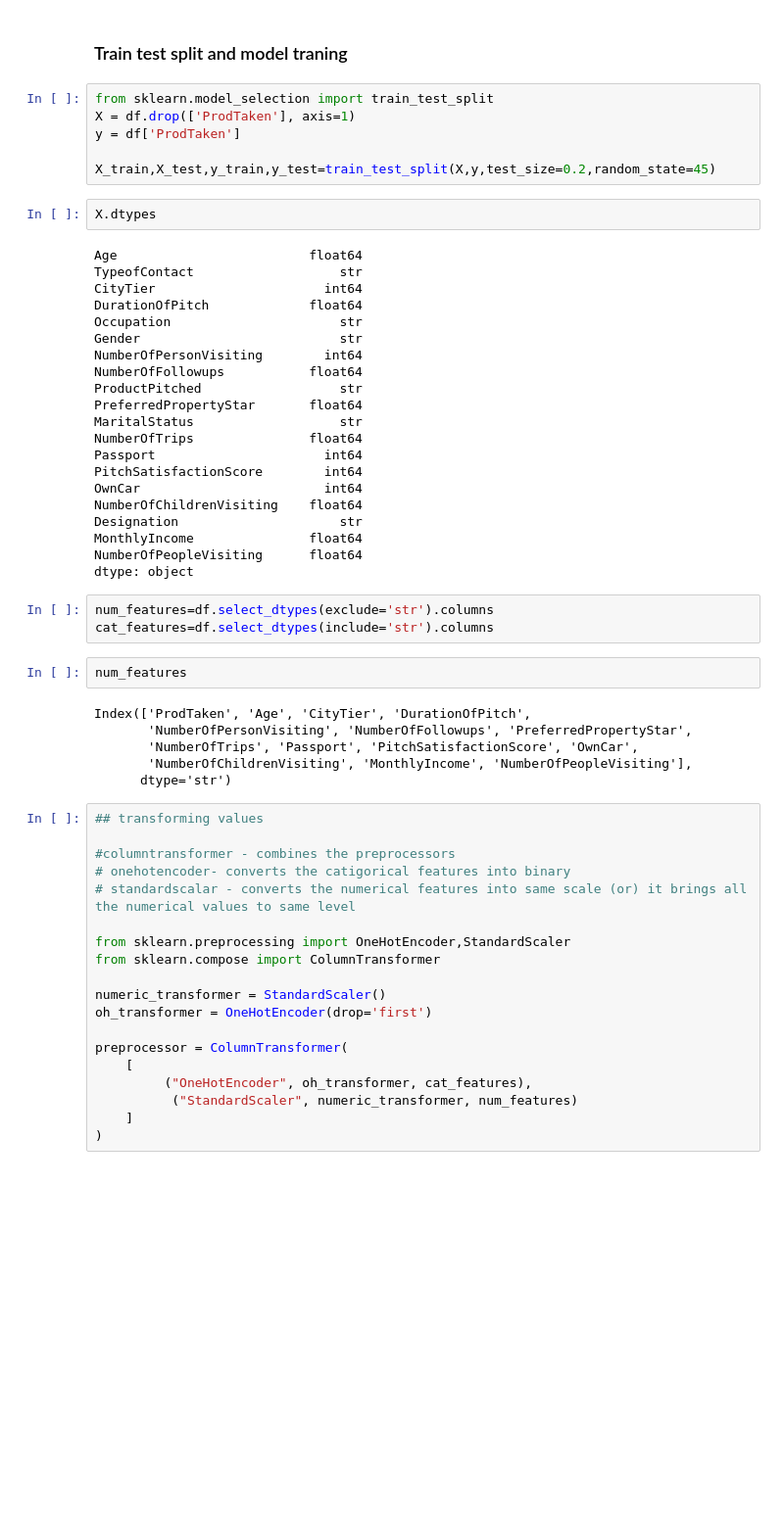
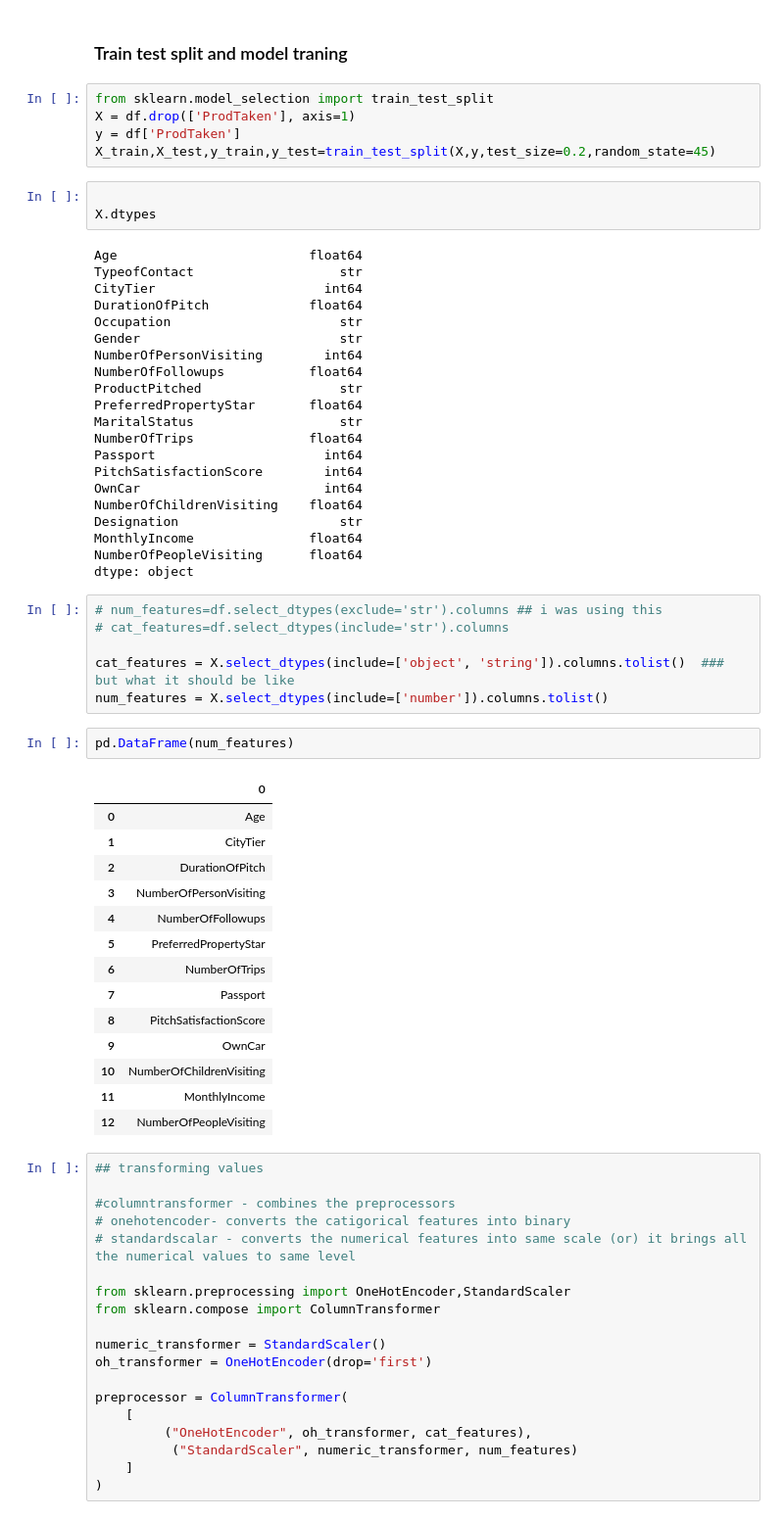
Before and after one commit to pushpak-2099/AIML, a Jupyter notebook: Random Forest/travel.ipynb, the cells around one changed output. Shown at 98% size. Drawn from its saved outputs; the diff is of its cells as text; blank space fills up the shorter version.

```diff
--- a/Random Forest/travel.ipynb
+++ b/Random Forest/travel.ipynb
@@ -352,9 +352,9 @@ Num of Continuous Features : 3
 from sklearn.model_selection import train_test_split
 X = df.drop(['ProdTaken'], axis=1)
 y = df['ProdTaken']
-
 X_train,X_test,y_train,y_test=train_test_split(X,y,test_size=0.2,random_state=45)
 # %%
+
 X.dtypes
 # %% [output]
 Age                         float64
@@ -378,16 +378,28 @@ MonthlyIncome               float64
 NumberOfPeopleVisiting      float64
 dtype: object
 # %%
-num_features=df.select_dtypes(exclude='str').columns
-cat_features=df.select_dtypes(include='str').columns
+# num_features=df.select_dtypes(exclude='str').columns ## i was using this
+# cat_features=df.select_dtypes(include='str').columns
+
+cat_features = X.select_dtypes(include=['object', 'string']).columns.tolist()  ### but what it should be like
+num_features = X.select_dtypes(include=['number']).columns.tolist()
 # %%
-num_features
+pd.DataFrame(num_features)
 # %% [output]
-Index(['ProdTaken', 'Age', 'CityTier', 'DurationOfPitch',
-       'NumberOfPersonVisiting', 'NumberOfFollowups', 'PreferredPropertyStar',
-       'NumberOfTrips', 'Passport', 'PitchSatisfactionScore', 'OwnCar',
-       'NumberOfChildrenVisiting', 'MonthlyIncome', 'NumberOfPeopleVisiting'],
-      dtype='str')
+|  | 0 |
+| 0 | Age |
+| 1 | CityTier |
+| 2 | DurationOfPitch |
+| 3 | NumberOfPersonVisiting |
+| 4 | NumberOfFollowups |
+| 5 | PreferredPropertyStar |
+| 6 | NumberOfTrips |
+| 7 | Passport |
+| 8 | PitchSatisfactionScore |
+| 9 | OwnCar |
+| 10 | NumberOfChildrenVisiting |
+| 11 | MonthlyIncome |
+| 12 | NumberOfPeopleVisiting |
 # %%
 ## transforming values
 
```
Also changed, not shown: parts of 11 cells of this notebook.
